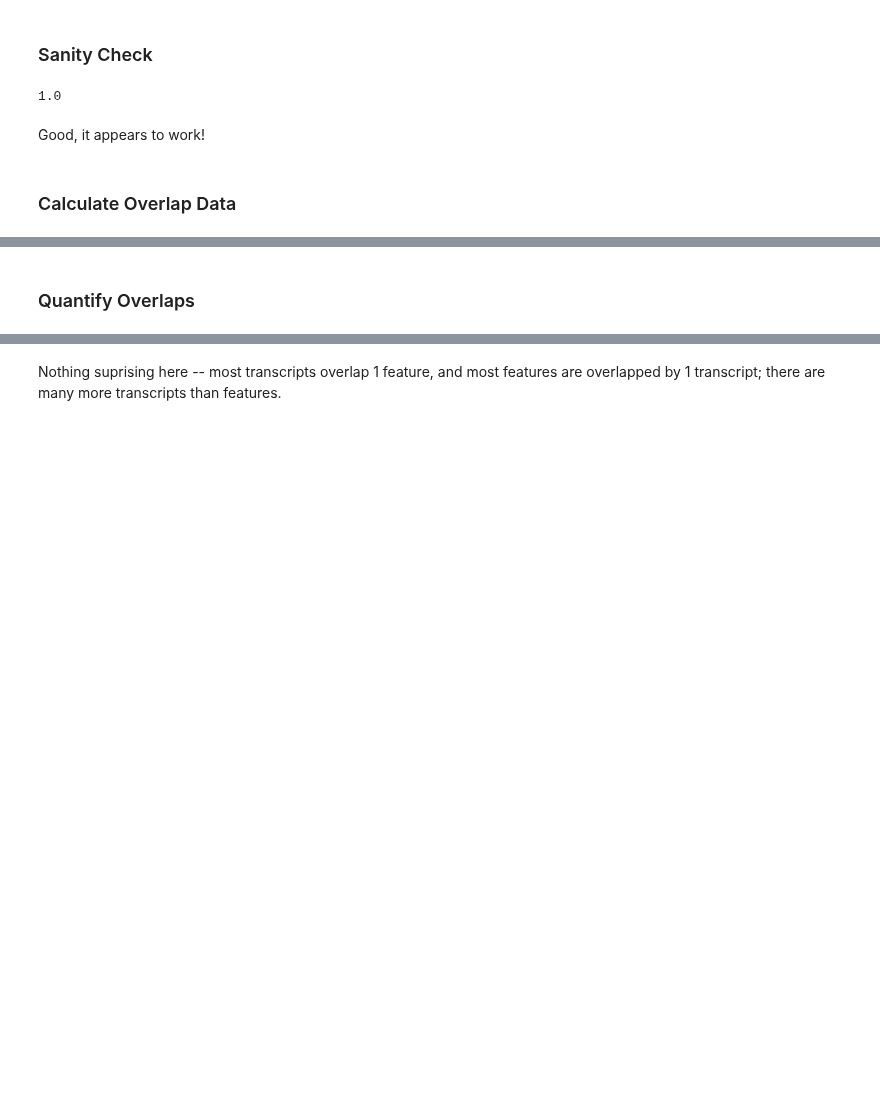
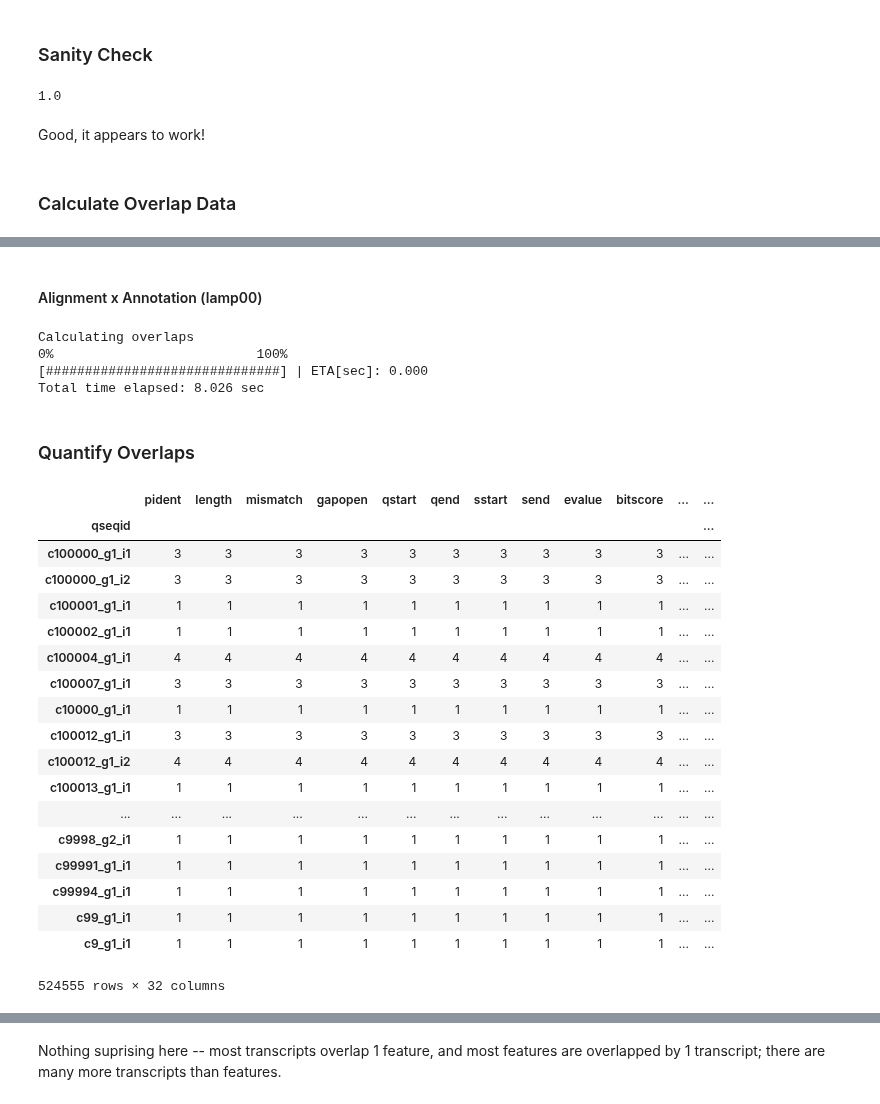
Before and after one commit to standage/2015-petMarSB, a Jupyter notebook: notebooks/petmar-cross-validate.ipynb, the cells around one changed output, grey strips where cells are left out. Saved outputs shown, nothing was run; the diff lists cells and outputs as text; code cells hidden in the pictures; blank space fills up the shorter version.

```diff
--- a/notebooks/petmar-cross-validate.ipynb
+++ b/notebooks/petmar-cross-validate.ipynb
@@ -243,3 +270,6 @@ Calculating overlaps
 aln_ann_ov_df.sort_index(inplace=True)
 # %%
 store['lamp10_aln_ann_ov_df'] = aln_ann_ov_df
+# %%
+aln_ann_data = pd.merge(lamp10_pM_df, aln_ann_ov_df.reset_index(level=1), left_index=True,
+                        right_index=True, how='left')
@@ -246,3 +299,40 @@ store['lamp10_aln_ann_ov_df'] = aln_ann_ov_df
+# %% [markdown]
+#### Alignment x Annotation (lamp00)
+# %%
+bar = pyprind.ProgBar(len(lamp00_genome_interval_df), stream=1, title='Calculating overlaps')
+lamp00_aln_ann_ov_df = ivt.get_aln_ann_overlap_df(lamp00_genome_interval_df, cutoff=0.9, bar=bar)
+lamp00_aln_ann_ov_df.sort_index(inplace=True)
+# %% [output]
+Calculating overlaps
+0%                          100%
+[##############################] | ETA[sec]: 0.000
+Total time elapsed: 8.026 sec
 # %% [markdown]
 ### Quantify Overlaps
+# %%
+master_df = pd.merge(aln_ann_data, gtf_df, left_on='ann_id', right_index=True, how='outer', sort=True)
+# %%
+master_df.set_index(['sseqid', 'qseqid', 'ann_id'], inplace=True)
+# %%
+master_df.groupby(level=1).count()
+# %% [output]
+|  | pident | length | mismatch | gapopen | qstart | qend | sstart | send | evalue | bitscore | ... | ... |
+| qseqid |  |  |  |  |  |  |  |  |  |  |  | ... |
+| c100000_g1_i1 | 3 | 3 | 3 | 3 | 3 | 3 | 3 | 3 | 3 | 3 | ... | ... |
+| c100000_g1_i2 | 3 | 3 | 3 | 3 | 3 | 3 | 3 | 3 | 3 | 3 | ... | ... |
+| c100001_g1_i1 | 1 | 1 | 1 | 1 | 1 | 1 | 1 | 1 | 1 | 1 | ... | ... |
+| c100002_g1_i1 | 1 | 1 | 1 | 1 | 1 | 1 | 1 | 1 | 1 | 1 | ... | ... |
+| c100004_g1_i1 | 4 | 4 | 4 | 4 | 4 | 4 | 4 | 4 | 4 | 4 | ... | ... |
+| c100007_g1_i1 | 3 | 3 | 3 | 3 | 3 | 3 | 3 | 3 | 3 | 3 | ... | ... |
+| c10000_g1_i1 | 1 | 1 | 1 | 1 | 1 | 1 | 1 | 1 | 1 | 1 | ... | ... |
+| c100012_g1_i1 | 3 | 3 | 3 | 3 | 3 | 3 | 3 | 3 | 3 | 3 | ... | ... |
+| c100012_g1_i2 | 4 | 4 | 4 | 4 | 4 | 4 | 4 | 4 | 4 | 4 | ... | ... |
+| c100013_g1_i1 | 1 | 1 | 1 | 1 | 1 | 1 | 1 | 1 | 1 | 1 | ... | ... |
+| ... | ... | ... | ... | ... | ... | ... | ... | ... | ... | ... | ... | ... |
+| c9998_g2_i1 | 1 | 1 | 1 | 1 | 1 | 1 | 1 | 1 | 1 | 1 | ... | ... |
+| c99991_g1_i1 | 1 | 1 | 1 | 1 | 1 | 1 | 1 | 1 | 1 | 1 | ... | ... |
+| c99994_g1_i1 | 1 | 1 | 1 | 1 | 1 | 1 | 1 | 1 | 1 | 1 | ... | ... |
+| c99_g1_i1 | 1 | 1 | 1 | 1 | 1 | 1 | 1 | 1 | 1 | 1 | ... | ... |
+| c9_g1_i1 | 1 | 1 | 1 | 1 | 1 | 1 | 1 | 1 | 1 | 1 | ... | ... |
+524555 rows × 32 columns
 # %%
```
Also changed, not shown: parts of 66 cells of this notebook, 2 other files.
